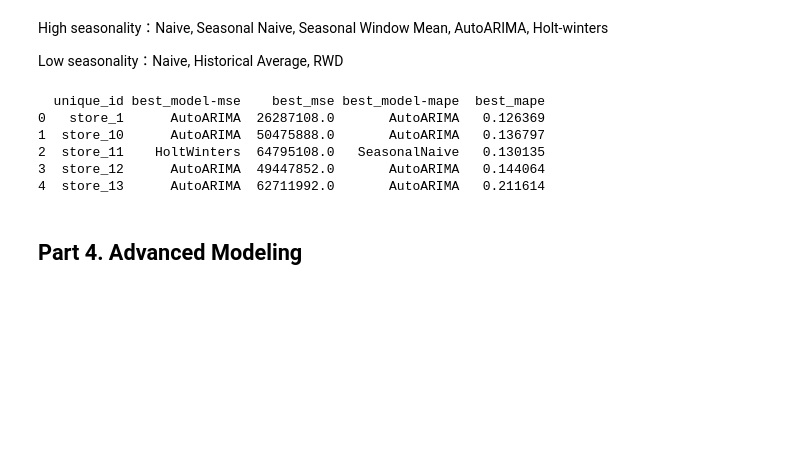
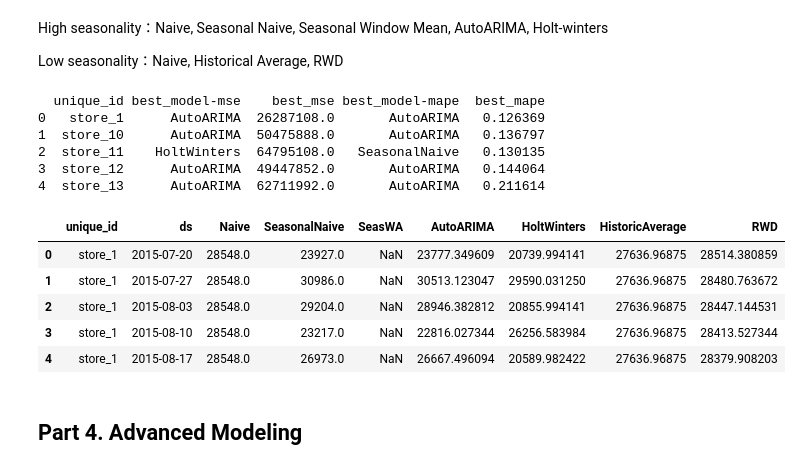
Before and after one commit to YL-6/BF-final, a Jupyter notebook: Yue-2.ipynb, the cells around one changed output. Cells and saved outputs as stored; diff of their text form; code cells hidden in the pictures; blank space fills up the shorter version.

```diff
--- a/Yue-2.ipynb
+++ b/Yue-2.ipynb
@@ -680,6 +680,28 @@ print(best_models.head())
 2  store_11    HoltWinters  64795108.0   SeasonalNaive   0.130135
 3  store_12      AutoARIMA  49447852.0       AutoARIMA   0.144064
 4  store_13      AutoARIMA  62711992.0       AutoARIMA   0.211614
+# %%
+df2 = df[['unique_id', 'ds', 'y']].copy()
+models = [
+    Naive(),
+    SeasonalNaive(season_length=52),
+    SeasonalWindowAverage(window_size=3, season_length=52),
+    AutoARIMA(season_length=52),
+    HoltWinters(season_length=52),
+    HistoricAverage(),
+    RandomWalkWithDrift(),
+]
+sf = StatsForecast(models=models, freq='W-MON')
+fc_df_simple = sf.forecast(df=df2, h=8)
+# %%
+fc_df_simple.head()
+# %% [output]
+|  | unique_id | ds | Naive | SeasonalNaive | SeasWA | AutoARIMA | HoltWinters | HistoricAverage | RWD |
+| 0 | store_1 | 2015-07-20 | 28548.0 | 23927.0 | NaN | 23777.349609 | 20739.994141 | 27636.96875 | 28514.380859 |
+| 1 | store_1 | 2015-07-27 | 28548.0 | 30986.0 | NaN | 30513.123047 | 29590.031250 | 27636.96875 | 28480.763672 |
+| 2 | store_1 | 2015-08-03 | 28548.0 | 29204.0 | NaN | 28946.382812 | 20855.994141 | 27636.96875 | 28447.144531 |
+| 3 | store_1 | 2015-08-10 | 28548.0 | 23217.0 | NaN | 22816.027344 | 26256.583984 | 27636.96875 | 28413.527344 |
+| 4 | store_1 | 2015-08-17 | 28548.0 | 26973.0 | NaN | 26667.496094 | 20589.982422 | 27636.96875 | 28379.908203 |
 # %% [markdown]
 ## Part 4. Advanced Modeling
 # %% [markdown]
```
Also changed, not shown: parts of 8 cells of this notebook.
